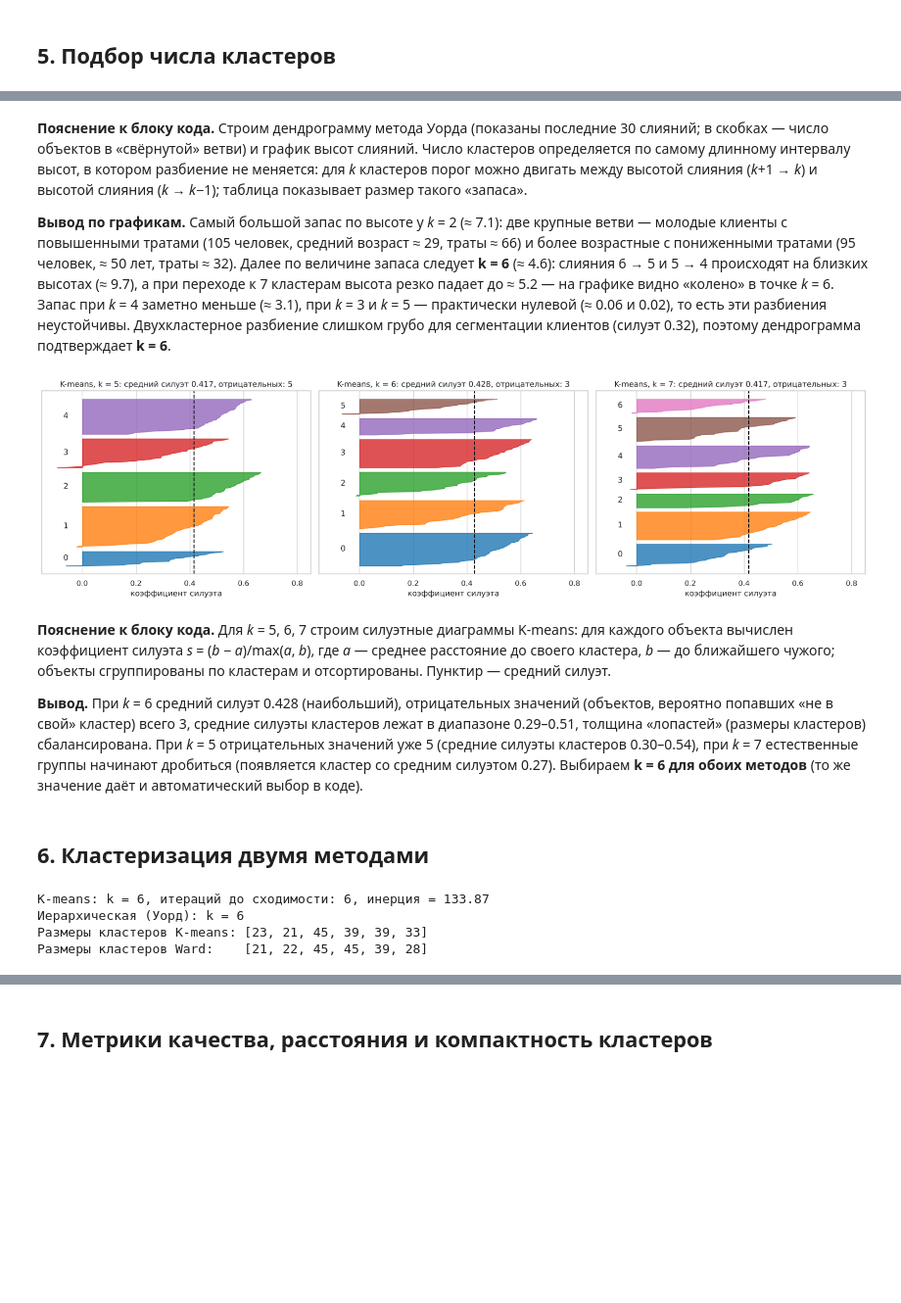
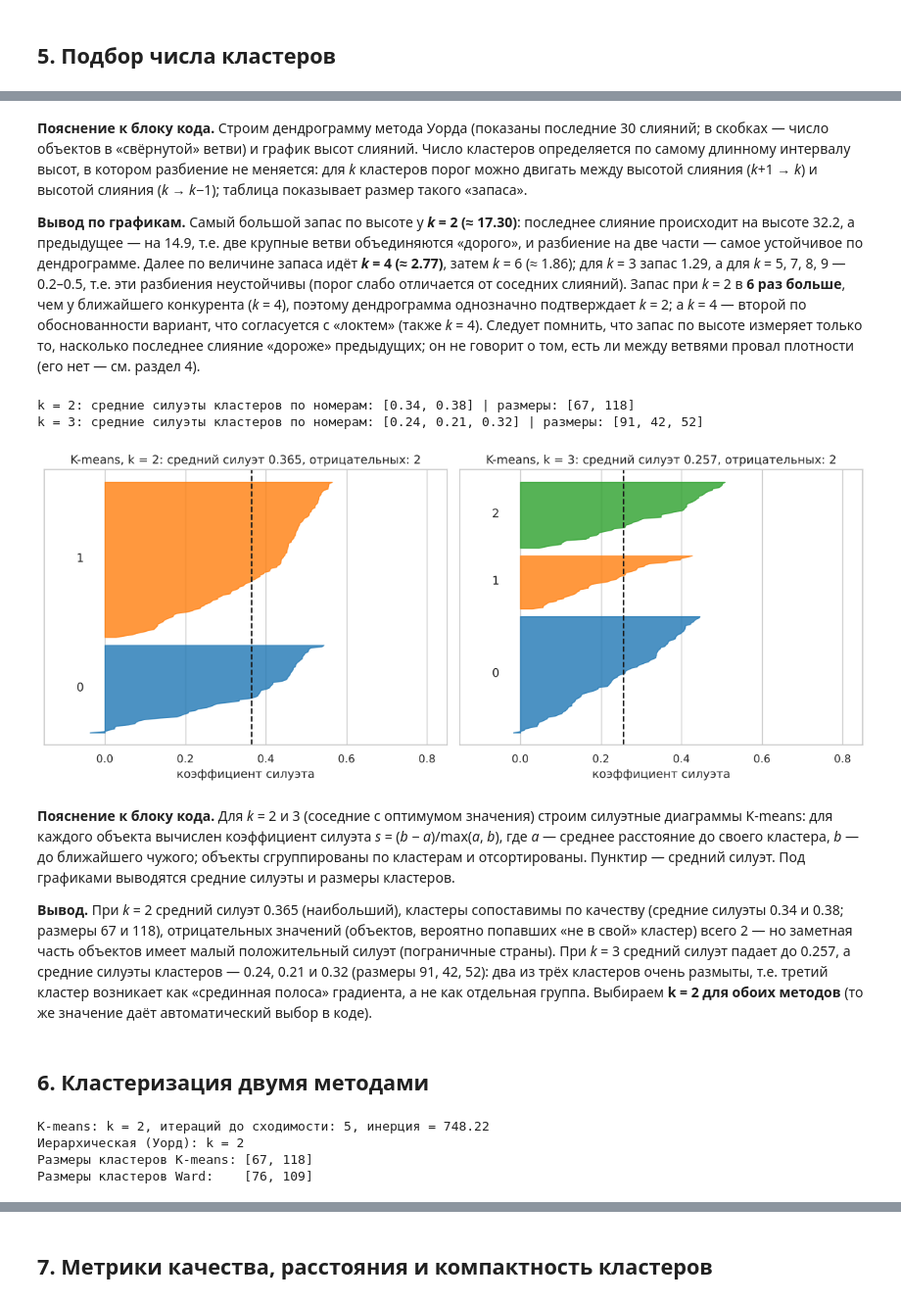
Before and after one commit to TeaTeapot/AI_MachineLearning, a Jupyter notebook: Lab3/lab3.ipynb, the cells around one changed output, grey strips where cells are left out. Shown at 98% size. Drawn from its saved outputs; the diff is of its cells as text; code cells hidden in the pictures; blank space fills up the shorter version.

```diff
--- a/Lab3/lab3.ipynb
+++ b/Lab3/lab3.ipynb
@@ -146,12 +210,13 @@ desc
 # %%
-fig, axes = plt.subplots(1, 3, figsize=(16, 4.2))
-for ax, col in zip(axes, FEATURES):
+fig, axes = plt.subplots(2, 4, figsize=(18, 7.5))
+for ax, col in zip(axes.ravel(), FEATURES):
     sns.histplot(df[col], bins=20, kde=True, stat="density", color="#4C72B0", ax=ax)
     mu, sd = df[col].mean(), df[col].std()
     xs = np.linspace(df[col].min(), df[col].max(), 200)
-    ax.plot(xs, stats.norm.pdf(xs, mu, sd), color="#C44E52", ls="--", label="нормальное N(μ, σ)")
-    ax.set_title(col); ax.legend()
-plt.suptitle("Гистограммы признаков с KDE и нормальной кривой", y=1.02)
+    ax.plot(xs, stats.norm.pdf(xs, mu, sd), color="#C44E52", ls="--", label="N(μ, σ)")
+    ax.set_title(col); ax.legend(fontsize=8)
+axes.ravel()[-1].axis("off")
+plt.suptitle("Гистограммы признаков с KDE и нормальной кривой", y=1.01)
 plt.tight_layout(); plt.show()
 
 norm_rows = []
@@ -221,12 +299,16 @@ for col in FEATURES:
                      "выбросов по IQR": int(((df[col] < lo) | (df[col] > hi)).sum()),
                      "выбросов по |z|>3": int((np.abs(z) > 3).sum()), "max |z|": np.abs(z).max()})
 display(pd.DataFrame(out_rows).set_index("признак"))
-print("Клиенты с выбросом по Income (IQR):")
-display(df[df["Income"] > df["Income"].quantile(.75) + 1.5 * (df["Income"].quantile(.75) - df["Income"].quantile(.25))])
 
-fig, axes = plt.subplots(1, 3, figsize=(14, 3.8))
-for ax, col in zip(axes, FEATURES):
+Zall = pd.DataFrame(stats.zscore(df[FEATURES]), columns=FEATURES)
+extreme = Zall.abs().max(axis=1).sort_values(ascending=False).head(8).index
+print("Страны с наибольшим |z| по какому-либо признаку:")
+display(pd.concat([df.loc[extreme, ["Country", "Region"]], Zall.loc[extreme].round(2)], axis=1))
+
+fig, axes = plt.subplots(2, 4, figsize=(18, 6.5))
+for ax, col in zip(axes.ravel(), FEATURES):
     sns.boxplot(x=df[col], color="#8DA0CB", ax=ax); ax.set_title(col)
+axes.ravel()[-1].axis("off")
 plt.tight_layout(); plt.show()
 
 # 2) склонность к кластеризации: статистика Хопкинса (≈0.5 — равномерные данные, → 1 — выраженные кластеры)
@@ -318,12 +414,12 @@ plt.show()
 KS = list(range(2, 11))
 rows = []
 for k in KS:
-    km = KMeans(n_clusters=k, n_init=10, random_state=SEED).fit(X)
+    km_ = KMeans(n_clusters=k, n_init=10, random_state=SEED).fit(X)
     ag = AgglomerativeClustering(n_clusters=k, linkage="ward").fit(X)
-    rows.append({"k": k, "inertia (K-means)": km.inertia_,
-                 "silhouette K-means": silhouette_score(X, km.labels_),
-                 "CH K-means": calinski_harabasz_score(X, km.labels_),
-                 "DB K-means": davies_bouldin_score(X, km.labels_),
+    rows.append({"k": k, "inertia (K-means)": km_.inertia_,
+                 "silhouette K-means": silhouette_score(X, km_.labels_),
+                 "CH K-means": calinski_harabasz_score(X, km_.labels_),
+                 "DB K-means": davies_bouldin_score(X, km_.labels_),
                  "silhouette Ward": silhouette_score(X, ag.labels_),
                  "CH Ward": calinski_harabasz_score(X, ag.labels_),
                  "DB Ward": davies_bouldin_score(X, ag.labels_)})
@@ -341,6 +437,7 @@ def elbow_k(ks, y):
 K_ELBOW, elbow_dist = elbow_k(KS, sel["inertia (K-means)"])
 K_KM = int(sel["silhouette K-means"].idxmax())
 K_HC = int(sel["silhouette Ward"].idxmax())
+K_ALT = K_ELBOW                                  # детализирующее значение k — по «локтю» (разбирается дополнительно)
 print(f"Локоть (по хорде): k = {K_ELBOW};  максимум silhouette K-means: k = {K_KM};  максимум silhouette Ward: k = {K_HC}")
 print(f"Максимум Calinski–Harabasz K-means: k = {int(sel['CH K-means'].idxmax())};  минимум Davies–Bouldin K-means: k = {int(sel['DB K-means'].idxmin())}")
 
@@ -401,33 +498,38 @@ gap.T
 # %% [markdown]
 **Пояснение к блоку кода.** Строим дендрограмму метода Уорда (показаны последние 30 слияний; в скобках — число объектов в «свёрнутой» ветви) и график высот слияний. Число кластеров определяется по самому длинному интервалу высот, в котором разбиение не меняется: для *k* кластеров порог можно двигать между высотой слияния (*k*+1 → *k*) и высотой слияния (*k* → *k*−1); таблица показывает размер такого «запаса».
 
-**Вывод по графикам.** Самый большой запас по высоте у *k* = 2 (≈ 7.1): две крупные ветви — молодые клиенты с повышенными тратами (105 человек, средний возраст ≈ 29, траты ≈ 66) и более возрастные с пониженными тратами (95 человек, ≈ 50 лет, траты ≈ 32). Далее по величине запаса следует **k = 6** (≈ 4.6): слияния 6 → 5 и 5 → 4 происходят на близких высотах (≈ 9.7), а при переходе к 7 кластерам высота резко падает до ≈ 5.2 — на графике видно «колено» в точке *k* = 6. Запас при *k* = 4 заметно меньше (≈ 3.1), при *k* = 3 и *k* = 5 — практически нулевой (≈ 0.06 и 0.02), то есть эти разбиения неустойчивы. Двухкластерное разбиение слишком грубо для сегментации клиентов (силуэт 0.32), поэтому дендрограмма подтверждает **k = 6**.
+**Вывод по графикам.** Самый большой запас по высоте у ***k* = 2 (≈ 17.30)**: последнее слияние происходит на высоте 32.2, а предыдущее — на 14.9, т.е. две крупные ветви объединяются «дорого», и разбиение на две части — самое устойчивое по дендрограмме. Далее по величине запаса идёт ***k* = 4 (≈ 2.77)**, затем *k* = 6 (≈ 1.86); для *k* = 3 запас 1.29, а для *k* = 5, 7, 8, 9 — 0.2–0.5, т.е. эти разбиения неустойчивы (порог слабо отличается от соседних слияний). Запас при *k* = 2 в **6 раз больше**, чем у ближайшего конкурента (*k* = 4), поэтому дендрограмма однозначно подтверждает *k* = 2; а *k* = 4 — второй по обоснованности вариант, что согласуется с «локтем» (также *k* = 4). Следует помнить, что запас по высоте измеряет только то, насколько последнее слияние «дороже» предыдущих; он не говорит о том, есть ли между ветвями провал плотности (его нет — см. раздел 4).
 # %%
-fig, axes = plt.subplots(1, 3, figsize=(18, 5))
-for ax, k in zip(axes, [K_KM - 1, K_KM, K_KM + 1]):
+ks_show = sorted({max(2, K_KM - 1), K_KM, K_KM + 1})
+fig, axes = plt.subplots(1, len(ks_show), figsize=(6 * len(ks_show), 5))
+for ax, k in zip(np.atleast_1d(axes), ks_show):
     lab = KMeans(n_clusters=k, n_init=10, random_state=SEED).fit_predict(X)
     s = silhouette_samples(X, lab); y0 = 5
     for c in range(k):
         sc = np.sort(s[lab == c]); ax.fill_betweenx(np.arange(y0, y0 + len(sc)), 0, sc, alpha=0.8, color=plt.cm.tab10(c))
         ax.text(-0.07, y0 + len(sc) / 2, str(c), va="center"); y0 += len(sc) + 5
     ax.axvline(s.mean(), color="k", ls="--"); ax.set_xlim(-0.15, 0.85)
     ax.set_title(f"K-means, k = {k}: средний силуэт {s.mean():.3f}, отрицательных: {(s < 0).sum()}")
     ax.set_xlabel("коэффициент силуэта"); ax.set_yticks([])
+    print(f"k = {k}: средние силуэты кластеров по номерам:", [round(float(s[lab == c].mean()), 2) for c in range(k)],
+          "| размеры:", np.bincount(lab).tolist())
 plt.tight_layout(); plt.show()
 # %% [output]
+k = 2: средние силуэты кластеров по номерам: [0.34, 0.38] | размеры: [67, 118]
+k = 3: средние силуэты кластеров по номерам: [0.24, 0.21, 0.32] | размеры: [91, 42, 52]
-[figure, old version]
+[figure, new version]
 # %% [markdown]
-**Пояснение к блоку кода.** Для *k* = 5, 6, 7 строим силуэтные диаграммы K-means: для каждого объекта вычислен коэффициент силуэта *s* = (*b* − *a*)/max(*a*, *b*), где *a* — среднее расстояние до своего кластера, *b* — до ближайшего чужого; объекты сгруппированы по кластерам и отсортированы. Пунктир — средний силуэт.
+**Пояснение к блоку кода.** Для *k* = 2 и 3 (соседние с оптимумом значения) строим силуэтные диаграммы K-means: для каждого объекта вычислен коэффициент силуэта *s* = (*b* − *a*)/max(*a*, *b*), где *a* — среднее расстояние до своего кластера, *b* — до ближайшего чужого; объекты сгруппированы по кластерам и отсортированы. Пунктир — средний силуэт. Под графиками выводятся средние силуэты и размеры кластеров.
 
-**Вывод.** При *k* = 6 средний силуэт 0.428 (наибольший), отрицательных значений (объектов, вероятно попавших «не в свой» кластер) всего 3, средние силуэты кластеров лежат в диапазоне 0.29–0.51, толщина «лопастей» (размеры кластеров) сбалансирована. При *k* = 5 отрицательных значений уже 5 (средние силуэты кластеров 0.30–0.54), при *k* = 7 естественные группы начинают дробиться (появляется кластер со средним силуэтом 0.27). Выбираем **k = 6 для обоих методов** (то же значение даёт и автоматический выбор в коде).
+**Вывод.** При *k* = 2 средний силуэт 0.365 (наибольший), кластеры сопоставимы по качеству (средние силуэты 0.34 и 0.38; размеры 67 и 118), отрицательных значений (объектов, вероятно попавших «не в свой» кластер) всего 2 — но заметная часть объектов имеет малый положительный силуэт (пограничные страны). При *k* = 3 средний силуэт падает до 0.257, а средние силуэты кластеров — 0.24, 0.21 и 0.32 (размеры 91, 42, 52): два из трёх кластеров очень размыты, т.е. третий кластер возникает как «срединная полоса» градиента, а не как отдельная группа. Выбираем **k = 2 для обоих методов** (то же значение даёт автоматический выбор в коде).
 # %% [markdown]
 ## 6. Кластеризация двумя методами
 # %%
 km = KMeans(n_clusters=K_KM, n_init=10, random_state=SEED).fit(X)
 hc = AgglomerativeClustering(n_clusters=K_HC, linkage="ward").fit(X)
 
-# Для удобства сравнения нумеруем кластеры по возрастанию среднего дохода (метки алгоритмов произвольны)
-def relabel(labels, ref=df["Income"].values):
+# Для удобства сравнения нумеруем кластеры по возрастанию медианного ВВП на душу (метки алгоритмов произвольны)
+def relabel(labels, ref=df["GDPpc"].values):
     order = pd.Series(ref).groupby(labels).mean().sort_values().index
     mapping = {old: new for new, old in enumerate(order)}
     return np.vectorize(mapping.get)(labels)
@@ -440,8 +542,8 @@ print(f"Иерархическая (Уорд): k = {K_HC}")
 print("Размеры кластеров K-means:", np.bincount(lab_km).tolist())
 print("Размеры кластеров Ward:   ", np.bincount(lab_hc).tolist())
 # %% [output]
-K-means: k = 6, итераций до сходимости: 6, инерция = 133.87
-Иерархическая (Уорд): k = 6
-Размеры кластеров K-means: [23, 21, 45, 39, 39, 33]
-Размеры кластеров Ward:    [21, 22, 45, 45, 39, 28]
+K-means: k = 2, итераций до сходимости: 5, инерция = 748.22
+Иерархическая (Уорд): k = 2
+Размеры кластеров K-means: [67, 118]
+Размеры кластеров Ward:    [76, 109]
 # %% [markdown]
```
Also changed, not shown: parts of 67 cells of this notebook.
